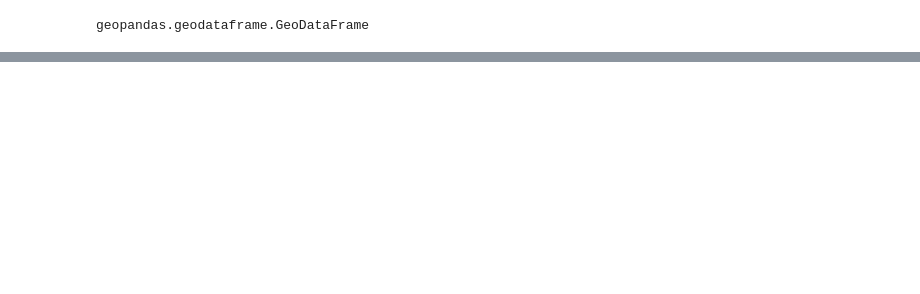
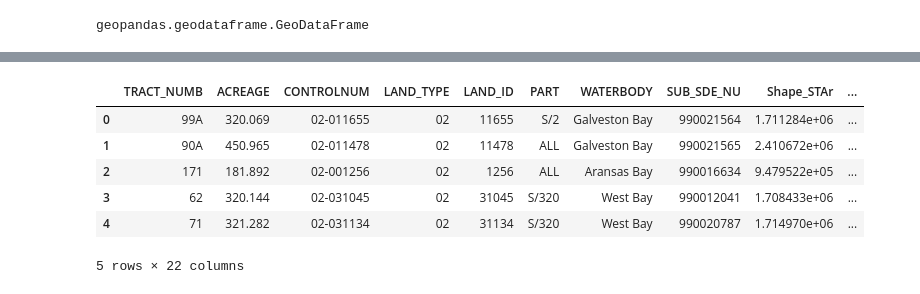
Before and after one commit to thomasmortiz/geospatial, a Jupyter notebook: TexasWindPower.ipynb, the cells around one changed output, grey strips where cells are left out. Saved outputs shown, nothing was run; the diff lists cells and outputs as text; code cells hidden in the pictures; blank space fills up the shorter version.

Commit message:
progress on wind power analysis

```diff
--- a/TexasWindPower.ipynb
+++ b/TexasWindPower.ipynb
@@ -131,0 +198,12 @@ nrel_open_gdf.plot()
+# %%
+wind_on_glo = gpd.sjoin(sub_land, nrel_open_gdf , how="left", op='intersects')
+# %%
+wind_on_glo.head()
+# %% [output]
+|  | TRACT_NUMB | ACREAGE | CONTROLNUM | LAND_TYPE | LAND_ID | PART | WATERBODY | SUB_SDE_NU | Shape_STAr | ... |
+| 0 | 99A | 320.069 | 02-011655 | 02 | 11655 | S/2 | Galveston Bay | 990021564 | 1.711284e+06 | ... |
+| 1 | 90A | 450.965 | 02-011478 | 02 | 11478 | ALL | Galveston Bay | 990021565 | 2.410672e+06 | ... |
+| 2 | 171 | 181.892 | 02-001256 | 02 | 1256 | ALL | Aransas Bay | 990016634 | 9.479522e+05 | ... |
+| 3 | 62 | 320.144 | 02-031045 | 02 | 31045 | S/320 | West Bay | 990012041 | 1.708433e+06 | ... |
+| 4 | 71 | 321.282 | 02-031134 | 02 | 31134 | S/320 | West Bay | 990020787 | 1.714970e+06 | ... |
+5 rows × 22 columns
```
Also changed, not shown: parts of 17 cells of this notebook.
